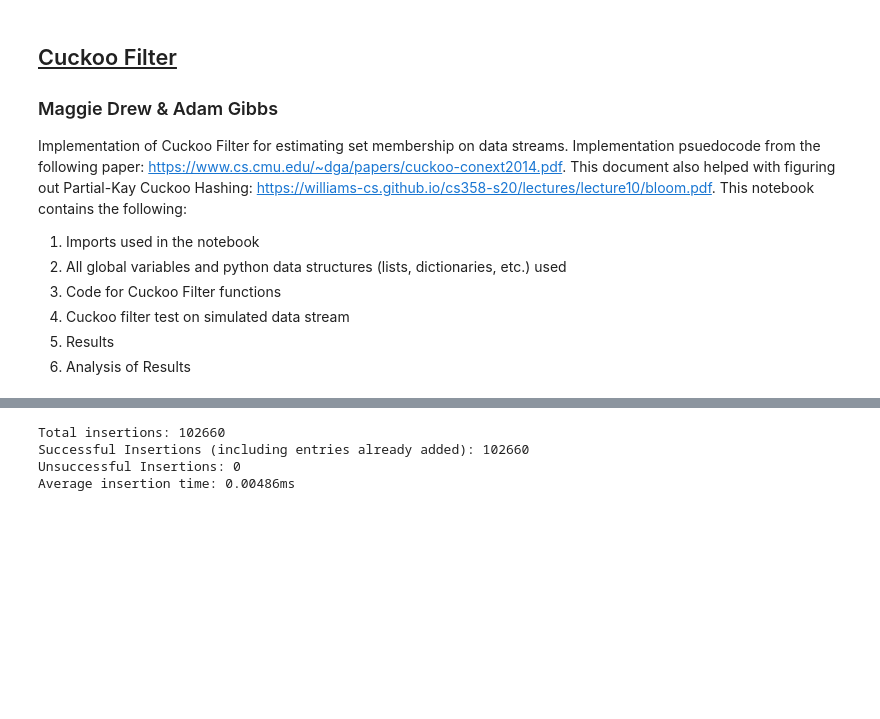
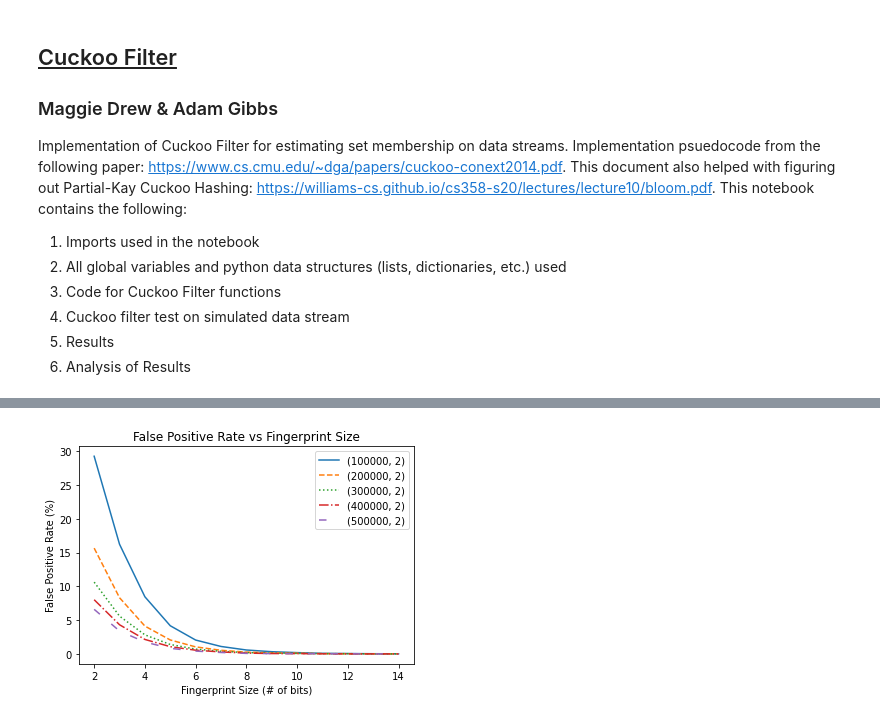
Before and after one commit to adamggibbs/data-structures-data-streams-project, a Jupyter notebook: CuckooFilter.ipynb, the cells around one changed output, grey strips where cells are left out. Cells and saved outputs as stored; diff of their text form; code cells hidden in the pictures; blank space fills up the shorter version.

Commit message:
Cuckoo Filter tests performed.

```diff
--- a/CuckooFilter.ipynb
+++ b/CuckooFilter.ipynb
@@ -517,15 +497,0 @@ with open(dataset2, 'rt') as data_stream:
-# %%
-# lookup every element that is added to the filter
-# return true is expected as Cuckoo Filters have no false negatives
-with open(dataset2, 'rt') as data_stream:
-    for line in data_stream:
-        for element in line.split():
-            print("Lookup " + str(element) + "? " + str(cf2.lookup(element)))
-
-print()
-
-# lookup 5 values that were not inserted into the filter
-# return false expected, but there could be false positives
-# however, false positives will such a low number of insertions are rare
-for test in ['mirror', 'hello', 'bird', 'super', 'raspberry']:
-    print("Lookup " + str(test) + "? " + str(cf2.lookup(test)))
@@ -632,10 +631,51 @@ print(end_time)
-# %%
-print("Total insertions: " + str(count))
-print("Successful Insertions (including entries already added): " + str(added))
-print("Unsuccessful Insertions: " + str(not_added))
-print("Average insertion time: " + str(round(end_time * 1000 / count, 5)) + str("ms"))
-# %% [output]
-Total insertions: 102660
-Successful Insertions (including entries already added): 102660
-Unsuccessful Insertions: 0
-Average insertion time: 0.00486ms
+# %%
+#size = 200000
+entries = 2
+#f_size = 12
+sizes = [100000, 200000, 300000, 400000, 500000]
+outputs = [[], [], [], [], []]
+
+index = 0
+for size in sizes:
+    for f_size in range(2,15):
+        cfe = ExtendedCuckooFilter(size, entries, f_size)
+
+        count = 0
+        with open('vocab.nytimes.txt', 'rt') as data_stream:
+            for line in data_stream:
+                for element in line.split():
+                    if not count % 3 == 0:
+                        cfe.insert(element)
+                    count += 1
+
+        false_pos = 0
+        checked = 0
+        count = 0
+        with open('vocab.nytimes.txt', 'rt') as data_stream:
+            for line in data_stream:
+                for element in line.split():
+                    if count % 3 == 0:
+                        checked += 1
+                        if cfe.lookup(element):
+                            false_pos += 1
+                    count += 1
+
+        outputs[index].append(round(false_pos * 100 / checked, 4))
+
+    index += 1
+
+
+# styles for line graph lines
+line_styles = ["solid", "dashed", "dotted", "dashdot", (0, (5, 10))]
+
+for i in range(0,5):
+    plt.plot(range(2,15), outputs[i], label='('+str(sizes[i])+', '+str(entries)+')', linestyle=line_styles[i])
+
+plt.title("False Positive Rate vs Fingerprint Size")
+plt.xlabel("Fingerprint Size (# of bits)")
+plt.ylabel("False Positive Rate (%)")
+plt.legend()
+
+plt.show()
+# %% [output]
+[figure, added]
```
Also changed, not shown: parts of 16 cells of this notebook.
